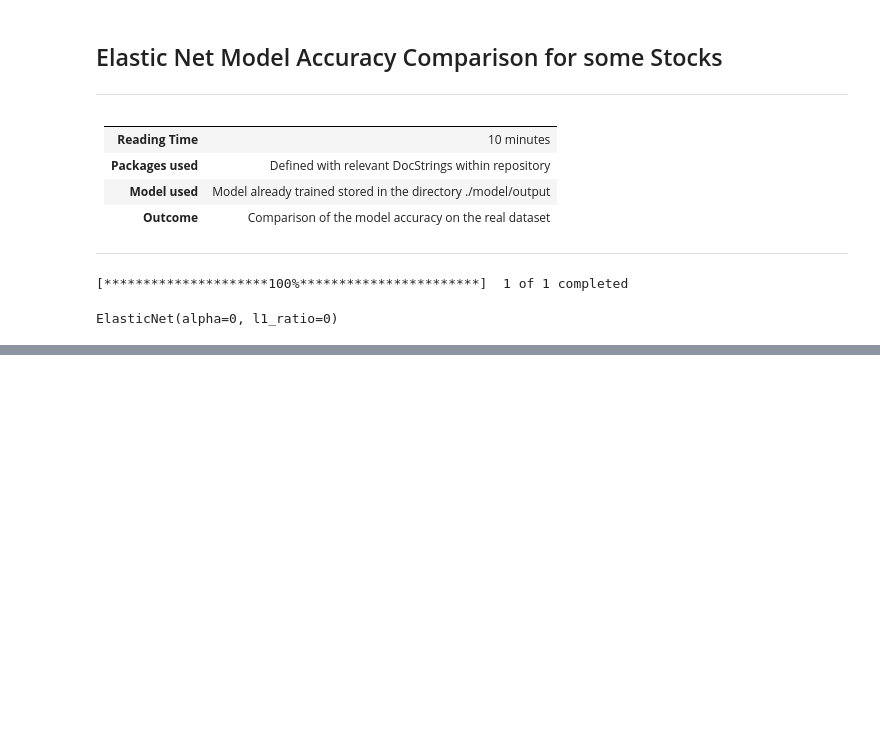
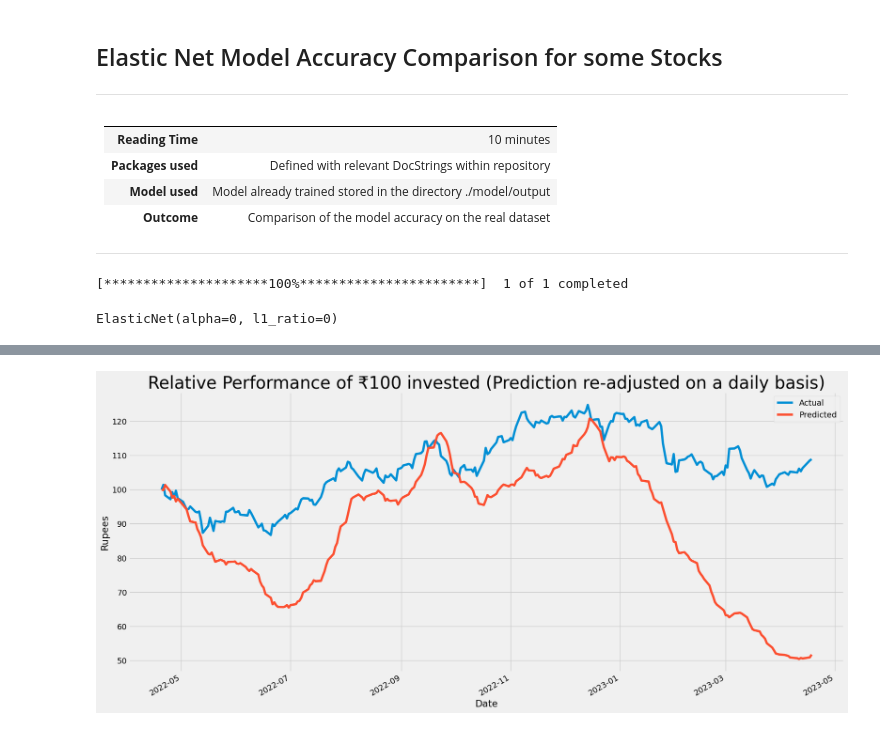
Before and after one commit to Karanpalshekhawat/stock-price-prediction-LSTM-model-and-portfolio-optimization-using-mean-variance, a Jupyter notebook: notebooks/elastic_net_model_accuracy.ipynb, the cells around one changed output, grey strips where cells are left out. Drawn from its saved outputs; the diff is of its cells as text; code cells hidden in the pictures; blank space fills up the shorter version.

Commit message:
Prediction re-adjusted on a daily basis

```diff
--- a/notebooks/elastic_net_model_accuracy.ipynb
+++ b/notebooks/elastic_net_model_accuracy.ipynb
@@ -69,8 +78,8 @@ df_test = dt_model[dt_model.index > param['validation_end']]
 # %%
 rol_freq = param['past_day_returns_for_predicting']
-for i in range(0, len(df_test)):
+for i in range(0, len(df_test) - 1):
     features_ls = np.concatenate((df_test.iloc[i, :rol_freq].values, df_test.iloc[i][technical_indicator_features].values))
     features_ls = features_ls.reshape(-1,1)
     new_scaled_ls = scaler.transform(features_ls.T)
     predicted_return = model.predict(new_scaled_ls)[0]
-    df_test.iloc[i, df_test.columns.get_loc('predicted_returns')] = predicted_return
+    df_test.iloc[i+1, df_test.columns.get_loc('predicted_returns')] = predicted_return
@@ -110,0 +86,21 @@ for i in range(rol_freq_for_prediction, len(df_test)):
+# %%
+df_test_subset = df_test[['actual_returns', 'predicted_returns']]
+df_test_subset['Actual'] = ""
+df_test_subset['Predicted'] = ""
+# %%
+st_ind = df_test_subset.index[0]
+df_test_subset.loc[st_ind, 'Actual'] = 100
+df_test_subset.loc[st_ind, 'Predicted'] = 100
+# %%
+i = 1
+for ind in df_test_subset.index[1:]:
+    df_test_subset.loc[ind,'Actual'] = df_test_subset.iloc[i - 1]['Actual'] * (1 + df_test_subset.iloc[i]['actual_returns'])
+    df_test_subset.loc[ind,'Predicted'] = df_test_subset.iloc[i - 1]['Predicted'] * (1 + df_test_subset.iloc[i]['predicted_returns'])
+    i+=1
+# %%
+df_test_subset.plot(y = ['Actual', 'Predicted'], figsize=(20,10))
+plt.title("Relative Performance of ₹100 invested (Prediction re-adjusted on a daily basis)", fontsize=30)
+plt.xlabel("Date")
+plt.ylabel("Rupees");
+# %% [output]
+[figure, added]
```
Also changed, not shown: parts of 10 cells of this notebook, 1 other file.
